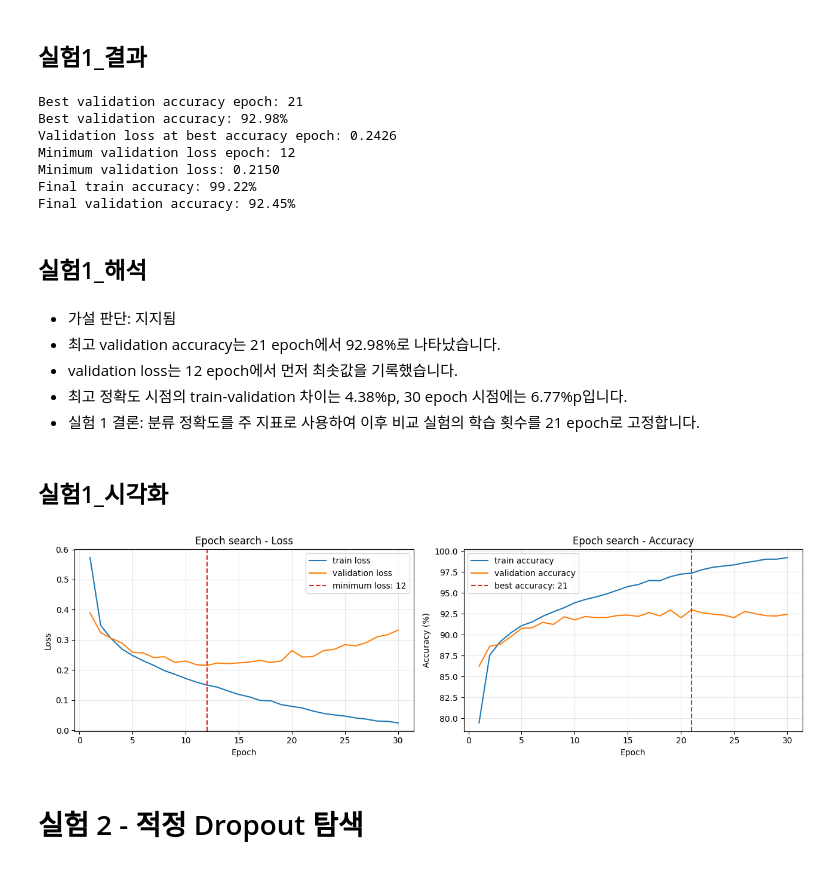
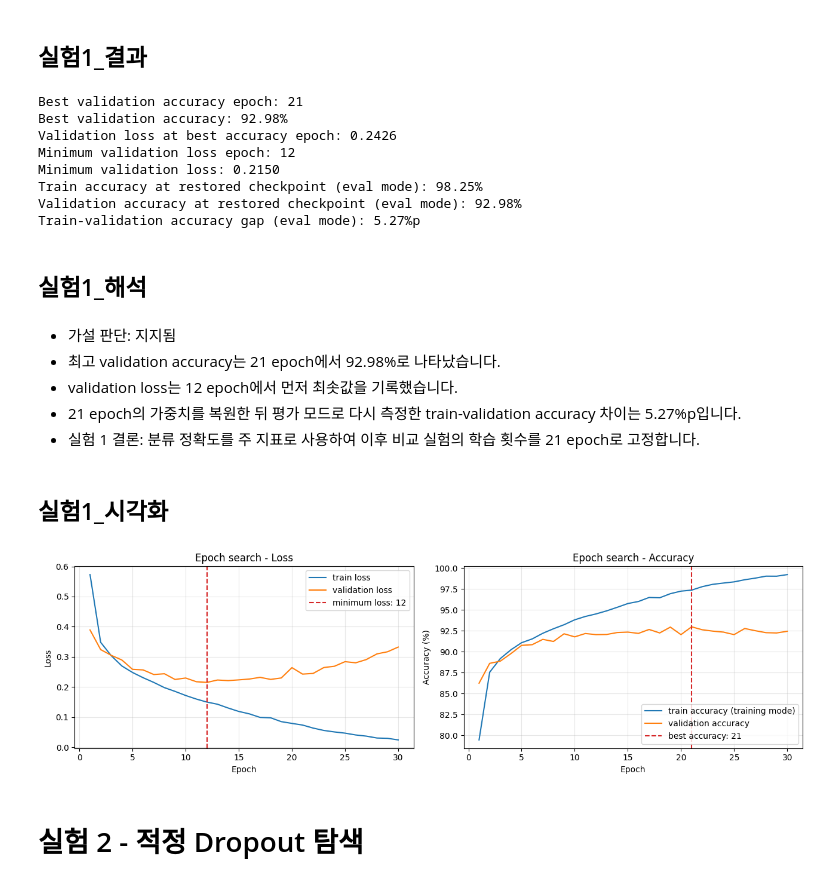
Before and after one commit to Chaehyunli/SKALA, a Jupyter notebook: 0901-0903-머신러닝 및 딥러닝 이해/day2/fashion_mnist_baseline_종합실습용.ipynb, the cells around one changed output. Drawn from its saved outputs; the diff is of its cells as text; code cells hidden in the pictures.

```diff
--- a/0901-0903-머신러닝 및 딥러닝 이해/day2/fashion_mnist_baseline_종합실습용.ipynb
+++ b/0901-0903-머신러닝 및 딥러닝 이해/day2/fashion_mnist_baseline_종합실습용.ipynb
@@ -513,24 +549,26 @@ min_loss_index = min_loss_epoch - 1
 
 print(f"Best validation accuracy epoch: {best_accuracy_epoch}")
 print(f"Best validation accuracy: {experiment_1_result['best_valid_accuracy'] * 100:.2f}%")
-print(f"Validation loss at best accuracy epoch: {experiment_1_history['valid_loss'][best_accuracy_index]:.4f}")
+print(f"Validation loss at best accuracy epoch: {experiment_1_result['best_valid_loss']:.4f}")
 print(f"Minimum validation loss epoch: {min_loss_epoch}")
 print(f"Minimum validation loss: {experiment_1_history['valid_loss'][min_loss_index]:.4f}")
-print(f"Final train accuracy: {experiment_1_history['train_accuracy'][-1] * 100:.2f}%")
-print(f"Final validation accuracy: {experiment_1_history['valid_accuracy'][-1] * 100:.2f}%")
+print(f"Train accuracy at restored checkpoint (eval mode): {experiment_1_result['train_eval_accuracy'] * 100:.2f}%")
+print(f"Validation accuracy at restored checkpoint (eval mode): {experiment_1_result['valid_eval_accuracy'] * 100:.2f}%")
+print(f"Train-validation accuracy gap (eval mode): {experiment_1_result['accuracy_gap']:.2f}%p")
 # %% [output]
 Best validation accuracy epoch: 21
 Best validation accuracy: 92.98%
 Validation loss at best accuracy epoch: 0.2426
 Minimum validation loss epoch: 12
 Minimum validation loss: 0.2150
-Final train accuracy: 99.22%
-Final validation accuracy: 92.45%
+Train accuracy at restored checkpoint (eval mode): 98.25%
+Validation accuracy at restored checkpoint (eval mode): 92.98%
+Train-validation accuracy gap (eval mode): 5.27%p
 # %% [markdown]
 ## 실험1_해석
 # %% [markdown]
 - 가설 판단: 지지됨
 - 최고 validation accuracy는 21 epoch에서 92.98%로 나타났습니다.
 - validation loss는 12 epoch에서 먼저 최솟값을 기록했습니다.
-- 최고 정확도 시점의 train-validation 차이는 4.38%p, 30 epoch 시점에는 6.77%p입니다.
+- 21 epoch의 가중치를 복원한 뒤 평가 모드로 다시 측정한 train-validation accuracy 차이는 5.27%p입니다.
 - 실험 1 결론: 분류 정확도를 주 지표로 사용하여 이후 비교 실험의 학습 횟수를 21 epoch로 고정합니다.
@@ -539,25 +579,25 @@ Final validation accuracy: 92.45%
 # %%
 epochs = range(1, experiment_1_result["epochs"] + 1)
 history = experiment_1_result["history"]
 fig, axes = plt.subplots(1, 2, figsize=(13, 4))
 
 axes[0].plot(epochs, history["train_loss"], label="train loss")
 axes[0].plot(epochs, history["valid_loss"], label="validation loss")
 axes[0].axvline(min_loss_epoch, color="tab:red", linestyle="--", label=f"minimum loss: {min_loss_epoch}")
 axes[0].set(title="Epoch search - Loss", xlabel="Epoch", ylabel="Loss")
 
-axes[1].plot(epochs, [v * 100 for v in history["train_accuracy"]], label="train accuracy")
+axes[1].plot(epochs, [v * 100 for v in history["train_accuracy"]], label="train accuracy (training mode)")
 axes[1].plot(epochs, [v * 100 for v in history["valid_accuracy"]], label="validation accuracy")
 axes[1].axvline(best_accuracy_epoch, color="tab:red", linestyle="--", label=f"best accuracy: {best_accuracy_epoch}")
 axes[1].set(title="Epoch search - Accuracy", xlabel="Epoch", ylabel="Accuracy (%)")
 
 for axis in axes:
     axis.grid(alpha=0.3)
     axis.legend()
 plt.tight_layout()
 plt.show()
 # %% [output]
-[figure, old version]
+[figure, new version]
 # %% [markdown]
 # 실험 2 - 적정 Dropout 탐색
 # %% [markdown]
```
Also changed, not shown: parts of 28 cells of this notebook.
